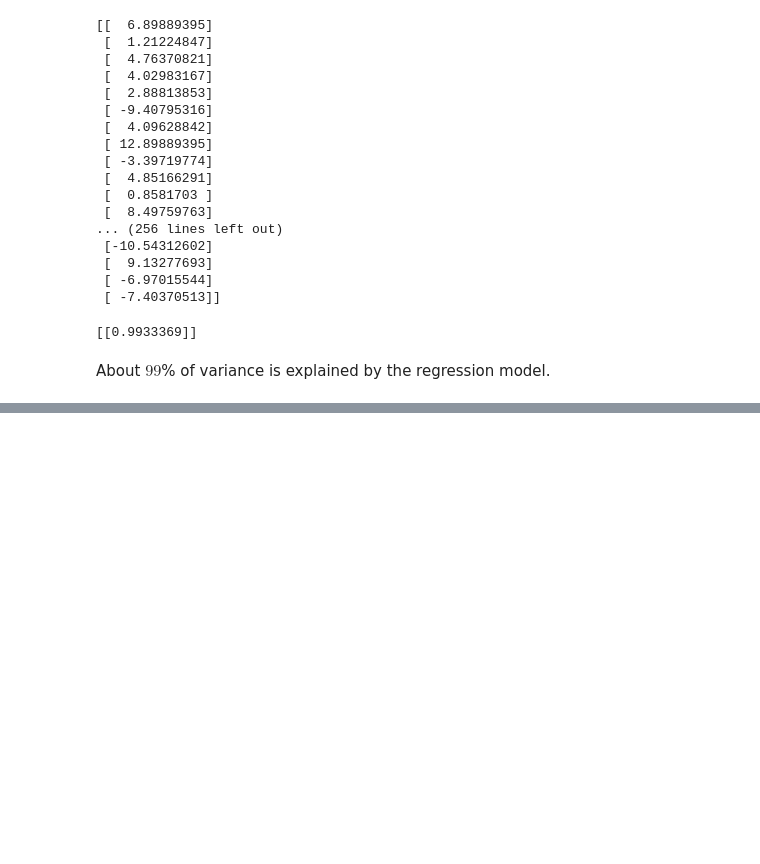
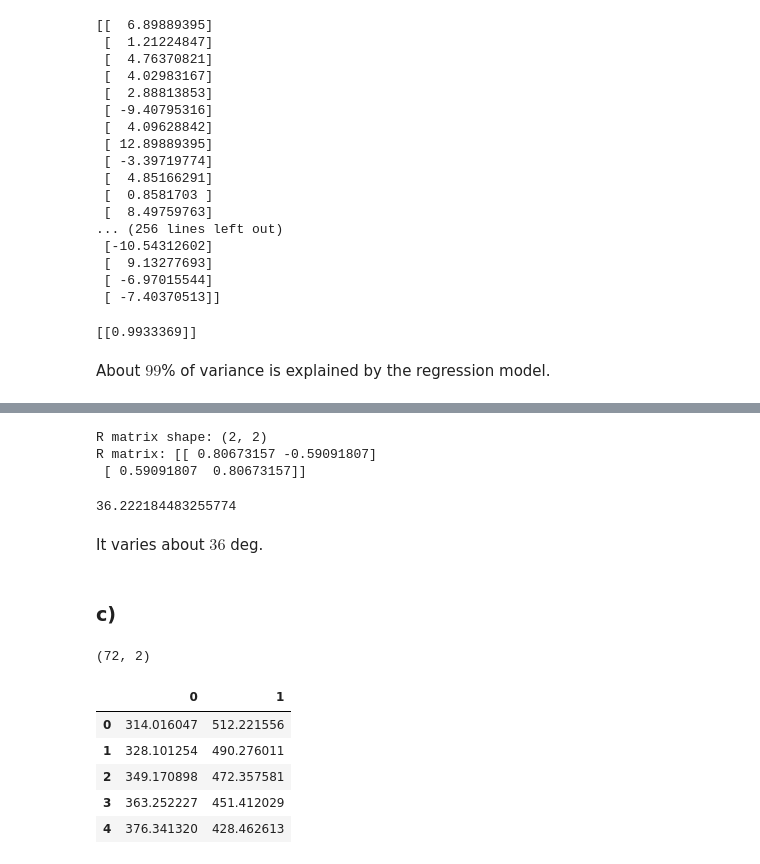
Before and after one commit to Tazering/UVA-CS, a Jupyter notebook: CS-3501_Zhang/PS3/tjk9ep_PS3.ipynb, the cells around one changed output, grey strips where cells are left out. Saved outputs shown, nothing was run; the diff lists cells and outputs as text; code cells hidden in the pictures; blank space fills up the shorter version.

```diff
--- a/CS-3501_Zhang/PS3/tjk9ep_PS3.ipynb
+++ b/CS-3501_Zhang/PS3/tjk9ep_PS3.ipynb
@@ -191,0 +246,30 @@ About $99$% of variance is explained by the regression model.
+# %%
+# calculate rotation
+R = np.matmul(U, Vt)
+print("R matrix shape:", R.shape)
+print("R matrix:", R)
+# %% [output]
+R matrix shape: (2, 2)
+R matrix: [[ 0.80673157 -0.59091807]
+ [ 0.59091807  0.80673157]]
+# %%
+theta = math.acos(R[0][0]) * (180/math.pi)
+print(theta)
+# %% [output]
+36.222184483255774
+# %% [markdown]
+It varies about $36$ deg.
+# %% [markdown]
+### **c)**
+# %%
+hand_2_rotate = np.matmul(R, hand_2.T).T
+print(hand_2_rotate.shape)
+hand_2_rotate.head()
+# %% [output]
+(72, 2)
+|  | 0 | 1 |
+| 0 | 314.016047 | 512.221556 |
+| 1 | 328.101254 | 490.276011 |
+| 2 | 349.170898 | 472.357581 |
+| 3 | 363.252227 | 451.412029 |
+| 4 | 376.341320 | 428.462613 |
```
Also changed, not shown: parts of 9 cells of this notebook.
